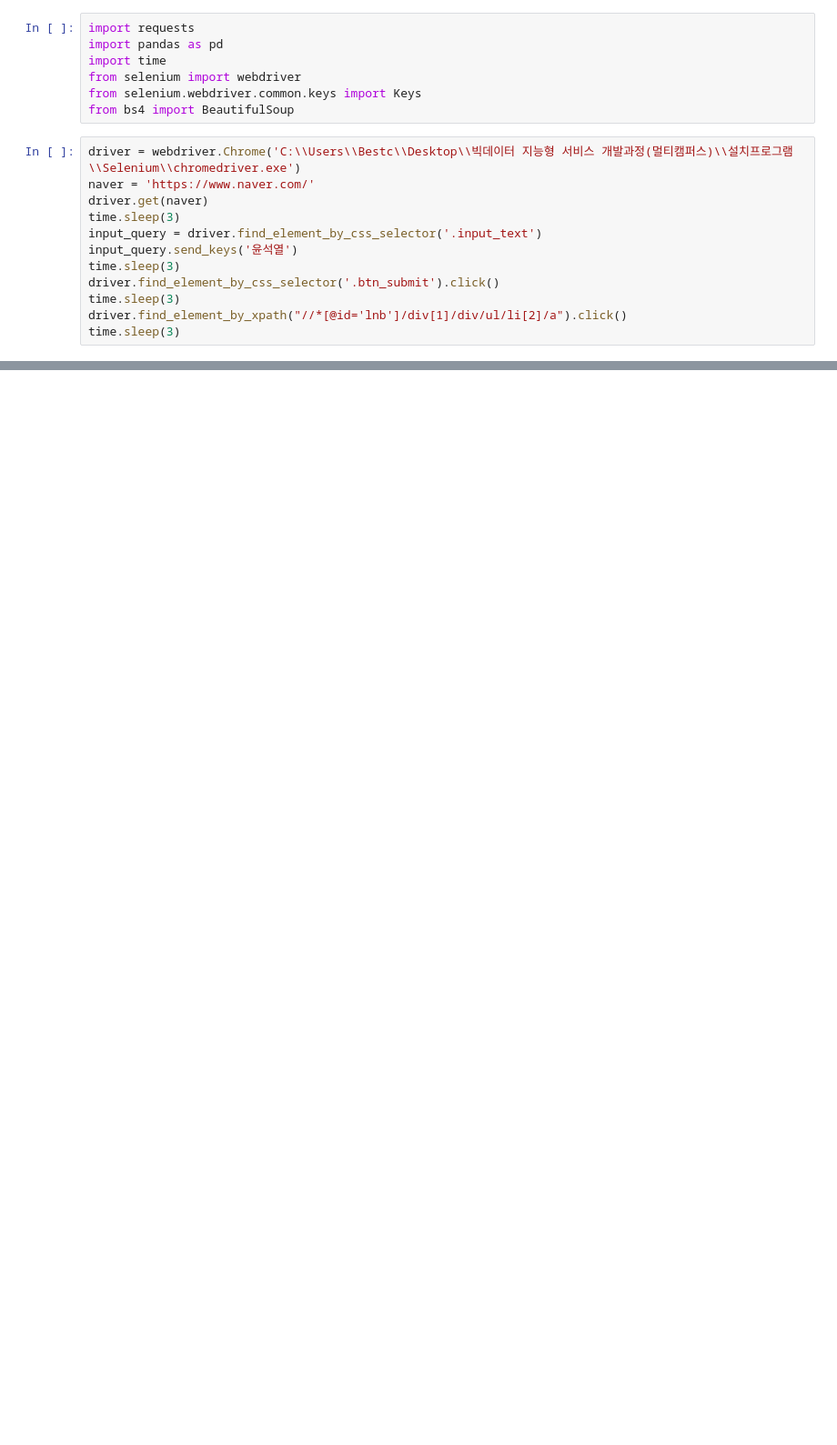
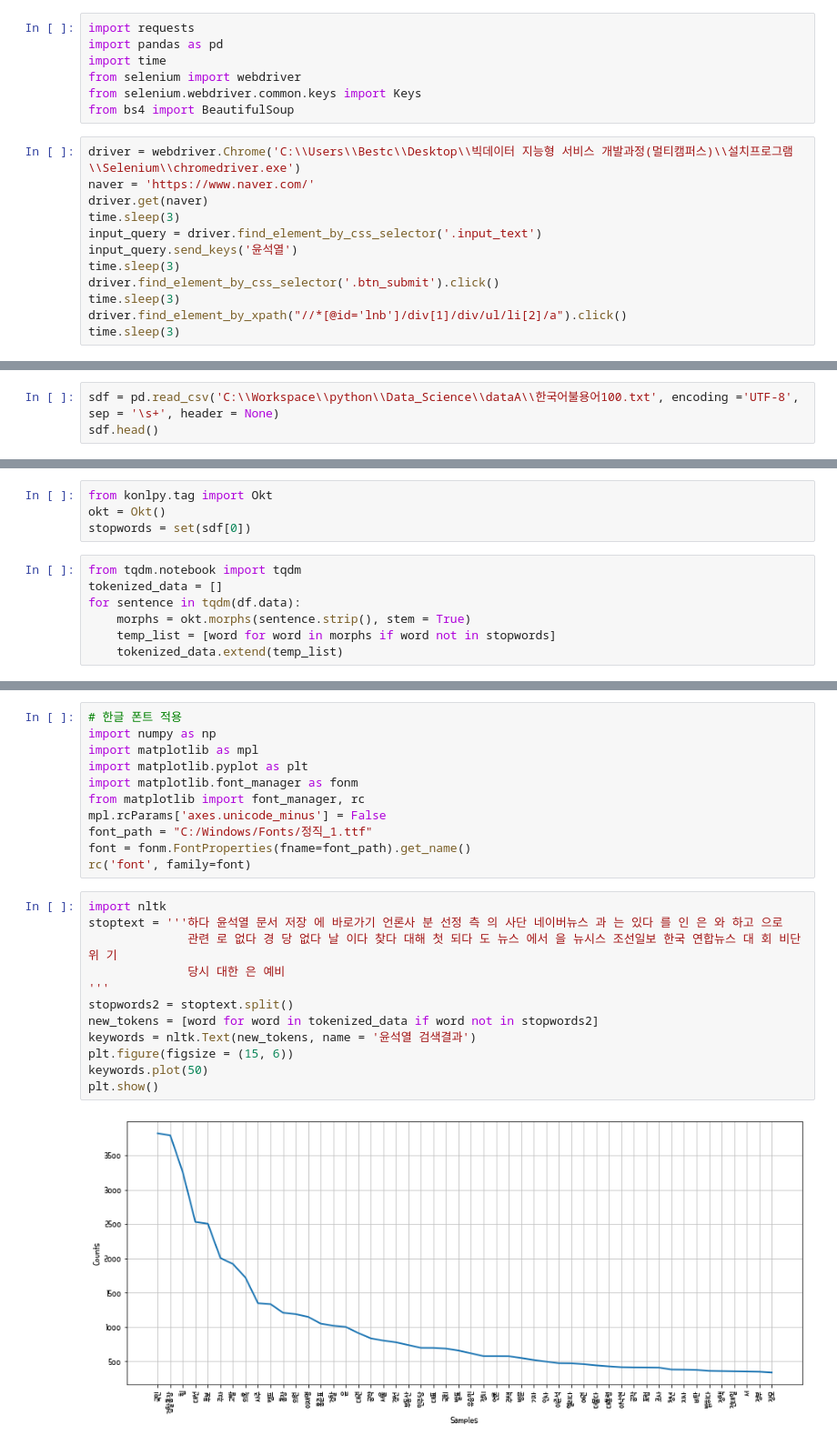
Before and after one commit to Jeong-Beom/TIL, a Jupyter notebook: Self-Study/크롤링, 텍스트 전처리, 워드클라우드 연습/네이버뉴스기사 크롤링.ipynb, the cells around one changed output, grey strips where cells are left out. Shown: that part at 91% size. Cells and saved outputs as stored; diff of their text form; blank space fills up the shorter version.

```diff
--- a/Self-Study/크롤링, 텍스트 전처리, 워드클라우드 연습/네이버뉴스기사 크롤링.ipynb
+++ b/Self-Study/크롤링, 텍스트 전처리, 워드클라우드 연습/네이버뉴스기사 크롤링.ipynb
@@ -27,0 +56,3 @@ driver.find_element_by_xpath("//*[@id='main_pack']/div[2]/div/a[2]/i").click()
+# %%
+sdf = pd.read_csv('C:\\Workspace\\python\\Data_Science\\dataA\\한국어불용어100.txt', encoding ='UTF-8', sep = '\s+', header = None)
+sdf.head()
@@ -27,0 +66,11 @@ driver.find_element_by_xpath("//*[@id='main_pack']/div[2]/div/a[2]/i").click()
+# %%
+from konlpy.tag import Okt
+okt = Okt()
+stopwords = set(sdf[0])
+# %%
+from tqdm.notebook import tqdm
+tokenized_data = []
+for sentence in tqdm(df.data):
+    morphs = okt.morphs(sentence.strip(), stem = True)
+    temp_list = [word for word in morphs if word not in stopwords]
+    tokenized_data.extend(temp_list)
@@ -27,0 +85,25 @@ driver.find_element_by_xpath("//*[@id='main_pack']/div[2]/div/a[2]/i").click()
+# %%
+# 한글 폰트 적용
+import numpy as np
+import matplotlib as mpl
+import matplotlib.pyplot as plt
+import matplotlib.font_manager as fonm
+from matplotlib import font_manager, rc
+mpl.rcParams['axes.unicode_minus'] = False
+font_path = "C:/Windows/Fonts/정직_1.ttf"
+font = fonm.FontProperties(fname=font_path).get_name()
+rc('font', family=font)
+# %%
+import nltk
+stoptext = '''하다 윤석열 문서 저장 에 바로가기 언론사 분 선정 측 의 사단 네이버뉴스 과 는 있다 를 인 은 와 하고 으로
+              관련 로 없다 경 당 없다 날 이다 찾다 대해 첫 되다 도 뉴스 에서 을 뉴시스 조선일보 한국 연합뉴스 대 회 비단 위 기
+              당시 대한 은 예비
+'''
+stopwords2 = stoptext.split()
+new_tokens = [word for word in tokenized_data if word not in stopwords2]
+keywords = nltk.Text(new_tokens, name = '윤석열 검색결과')
+plt.figure(figsize = (15, 6))
+keywords.plot(50)
+plt.show()
+# %% [output]
+[figure, added]
```
Also changed, not shown: parts of 12 cells of this notebook.
